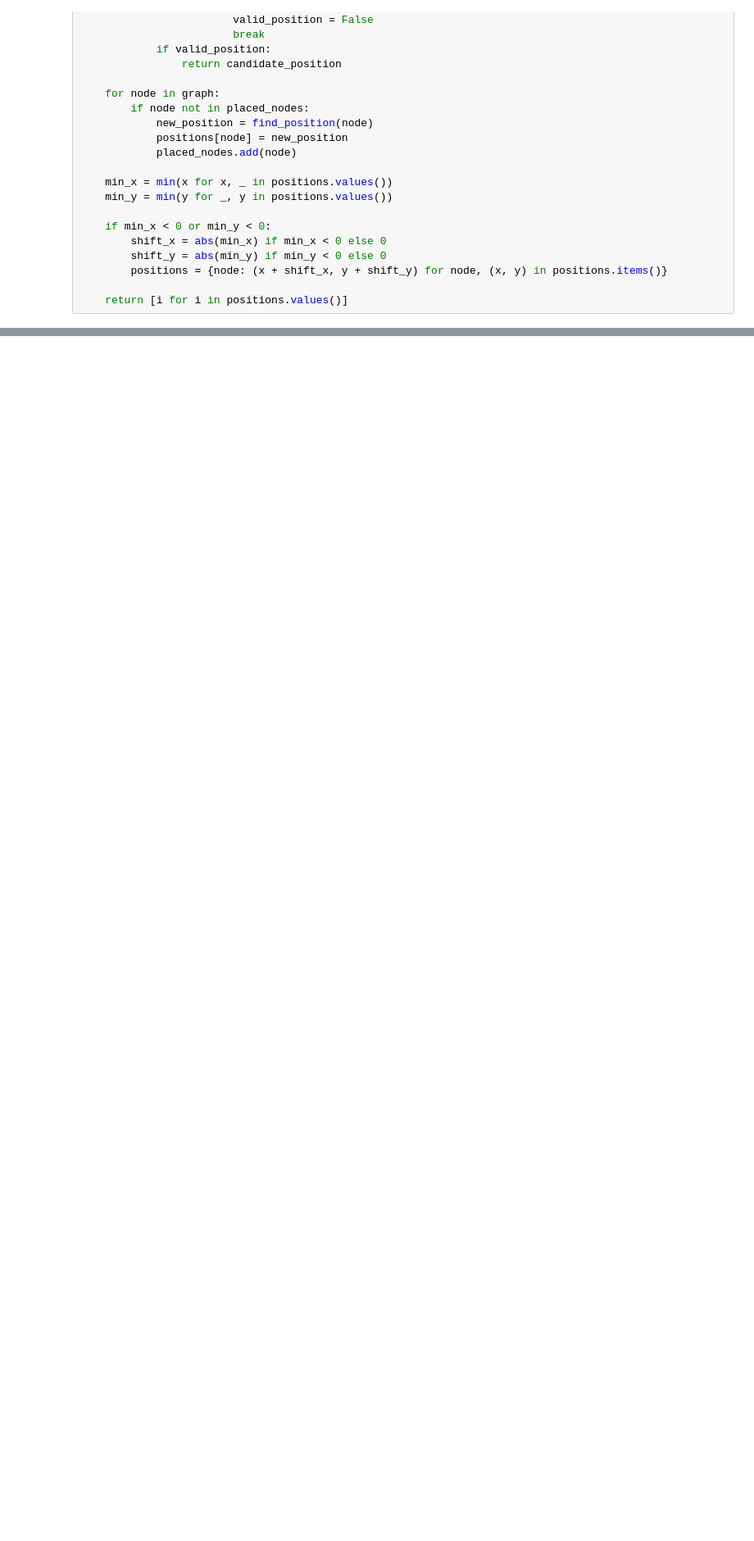
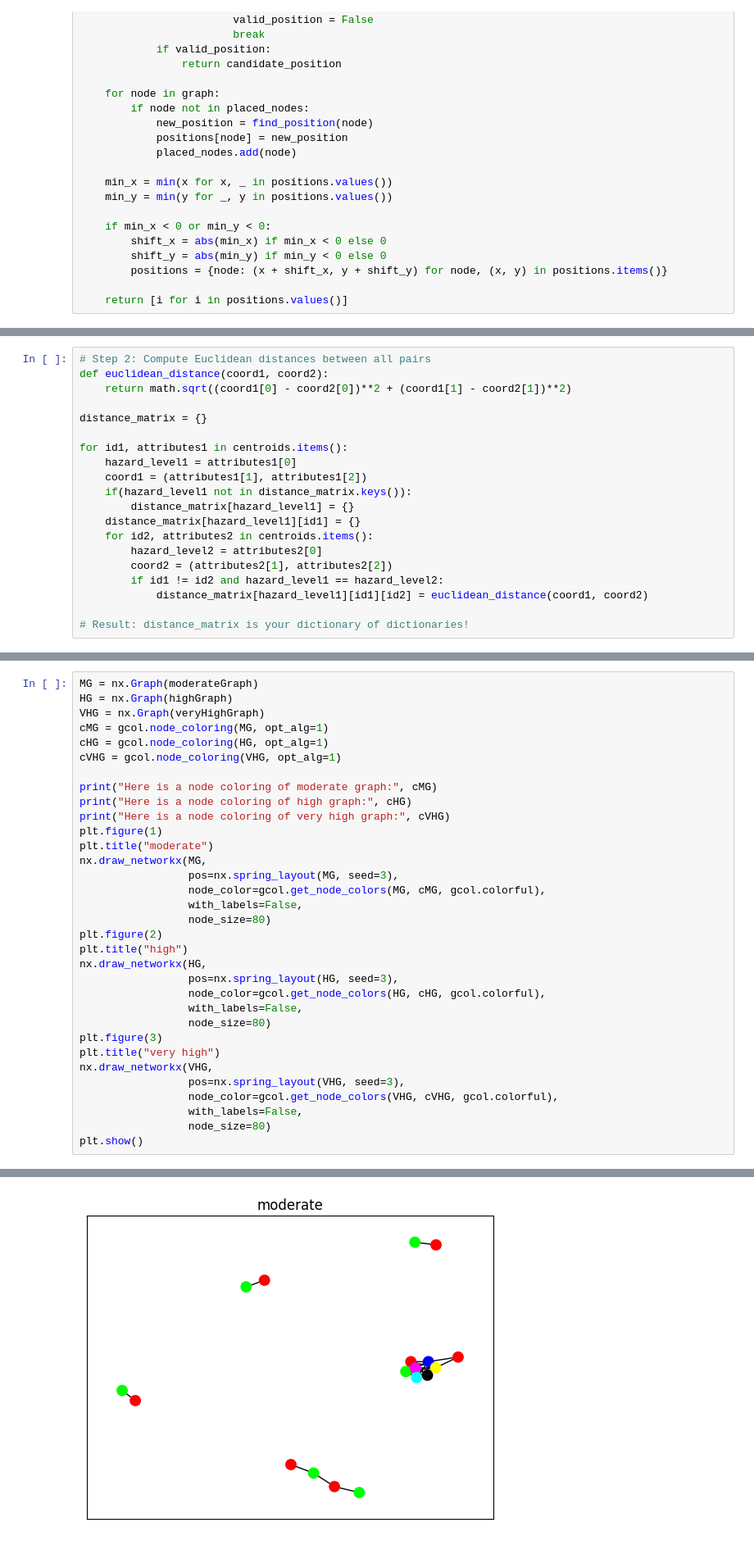
Before and after one commit to adam-godel/yquantum-2025-travelers-capgemini, a Jupyter notebook: generate_graph.ipynb, the cells around one changed output, grey strips where cells are left out. Shown at 82% size. Cells and saved outputs as stored; diff of their text form; blank space fills up the shorter version.

```diff
--- a/generate_graph.ipynb
+++ b/generate_graph.ipynb
@@ -70,0 +97,20 @@ with open("graph.pickle", "wb") as file:
+# %%
+# Step 2: Compute Euclidean distances between all pairs
+def euclidean_distance(coord1, coord2):
+    return math.sqrt((coord1[0] - coord2[0])**2 + (coord1[1] - coord2[1])**2)
+
+distance_matrix = {}
+
+for id1, attributes1 in centroids.items():
+    hazard_level1 = attributes1[0]
+    coord1 = (attributes1[1], attributes1[2])
+    if(hazard_level1 not in distance_matrix.keys()):
+        distance_matrix[hazard_level1] = {}
+    distance_matrix[hazard_level1][id1] = {}
+    for id2, attributes2 in centroids.items():
+        hazard_level2 = attributes2[0]
+        coord2 = (attributes2[1], attributes2[2])
+        if id1 != id2 and hazard_level1 == hazard_level2:
+            distance_matrix[hazard_level1][id1][id2] = euclidean_distance(coord1, coord2)
+
+# Result: distance_matrix is your dictionary of dictionaries!
@@ -70,0 +161,34 @@ with open("graph.pickle", "wb") as file:
+# %%
+MG = nx.Graph(moderateGraph)
+HG = nx.Graph(highGraph)
+VHG = nx.Graph(veryHighGraph)
+cMG = gcol.node_coloring(MG, opt_alg=1)
+cHG = gcol.node_coloring(HG, opt_alg=1)
+cVHG = gcol.node_coloring(VHG, opt_alg=1)
+
+print("Here is a node coloring of moderate graph:", cMG)
+print("Here is a node coloring of high graph:", cHG)
+print("Here is a node coloring of very high graph:", cVHG)
+plt.figure(1)
+plt.title("moderate")
+nx.draw_networkx(MG,
+                 pos=nx.spring_layout(MG, seed=3),
+                 node_color=gcol.get_node_colors(MG, cMG, gcol.colorful),
+                 with_labels=False,
+                 node_size=80)
+plt.figure(2)
+plt.title("high")
+nx.draw_networkx(HG,
+                 pos=nx.spring_layout(HG, seed=3),
+                 node_color=gcol.get_node_colors(HG, cHG, gcol.colorful),
+                 with_labels=False,
+                 node_size=80)
+plt.figure(3)
+plt.title("very high")
+nx.draw_networkx(VHG,
+                 pos=nx.spring_layout(VHG, seed=3),
+                 node_color=gcol.get_node_colors(VHG, cVHG, gcol.colorful),
+                 with_labels=False,
+                 node_size=80)
+plt.show()
+# %% [output]
@@ -70,0 +198 @@ with open("graph.pickle", "wb") as file:
+[figure, added]
```
Also changed, not shown: parts of 8 cells of this notebook, 2 other files.
